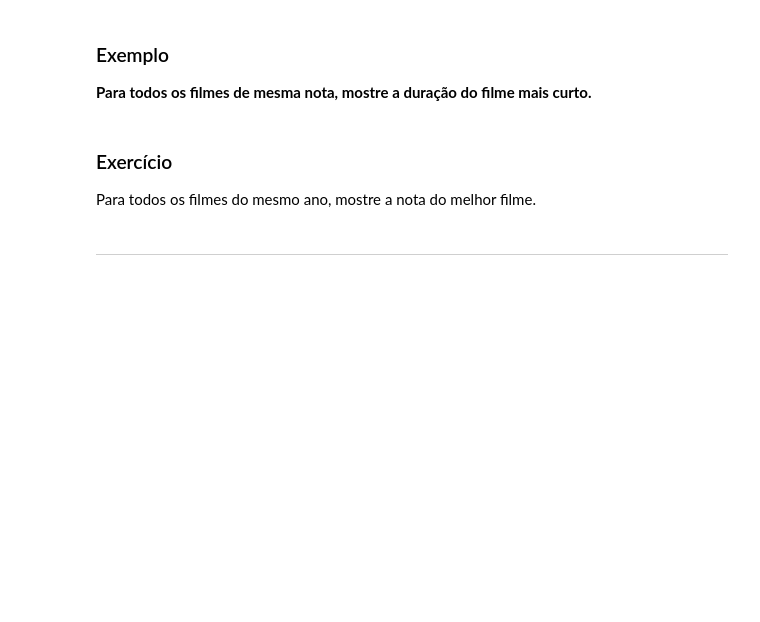
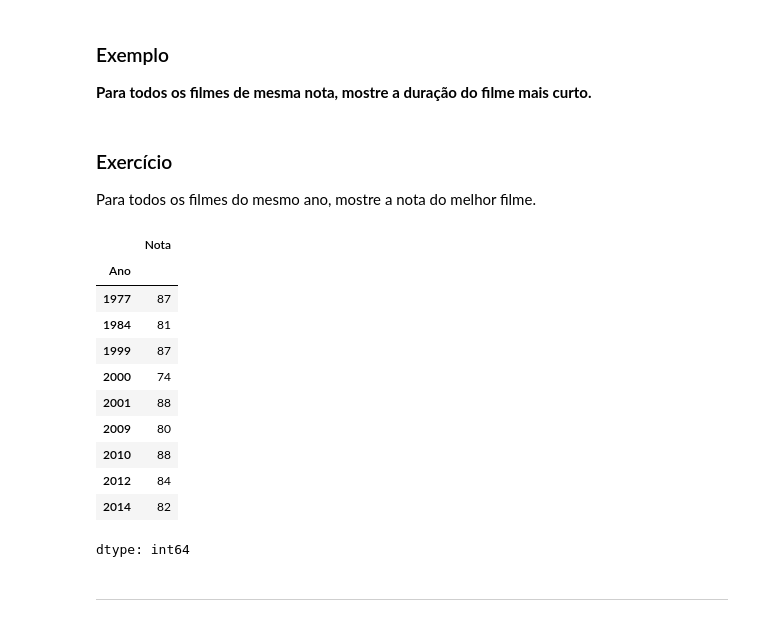
Before and after one commit to lorran77/Atividade-Site, a Jupyter notebook: BCC_04_Bases_Dados(Tabelas)_Manipulacao_Dados.ipynb, the cells around one changed output. Drawn from its saved outputs; the diff is of its cells as text; code cells hidden in the pictures; blank space fills up the shorter version.

```diff
--- a/BCC_04_Bases_Dados(Tabelas)_Manipulacao_Dados.ipynb
+++ b/BCC_04_Bases_Dados(Tabelas)_Manipulacao_Dados.ipynb
@@ -751,6 +764,20 @@ df.groupby("Nota")["Duração"].min()
 Para todos os filmes do mesmo ano, mostre a nota do melhor filme.
 # %%
  # Sua resposta
+df.groupby("Ano")["Nota"].max()
+# %% [output]
+|  | Nota |
+| Ano |  |
+| 1977 | 87 |
+| 1984 | 81 |
+| 1999 | 87 |
+| 2000 | 74 |
+| 2001 | 88 |
+| 2009 | 80 |
+| 2010 | 88 |
+| 2012 | 84 |
+| 2014 | 82 |
+dtype: int64
 # %% [markdown]
 <hr>
 # %% [markdown]
```
Also changed, not shown: parts of 10 cells of this notebook.
